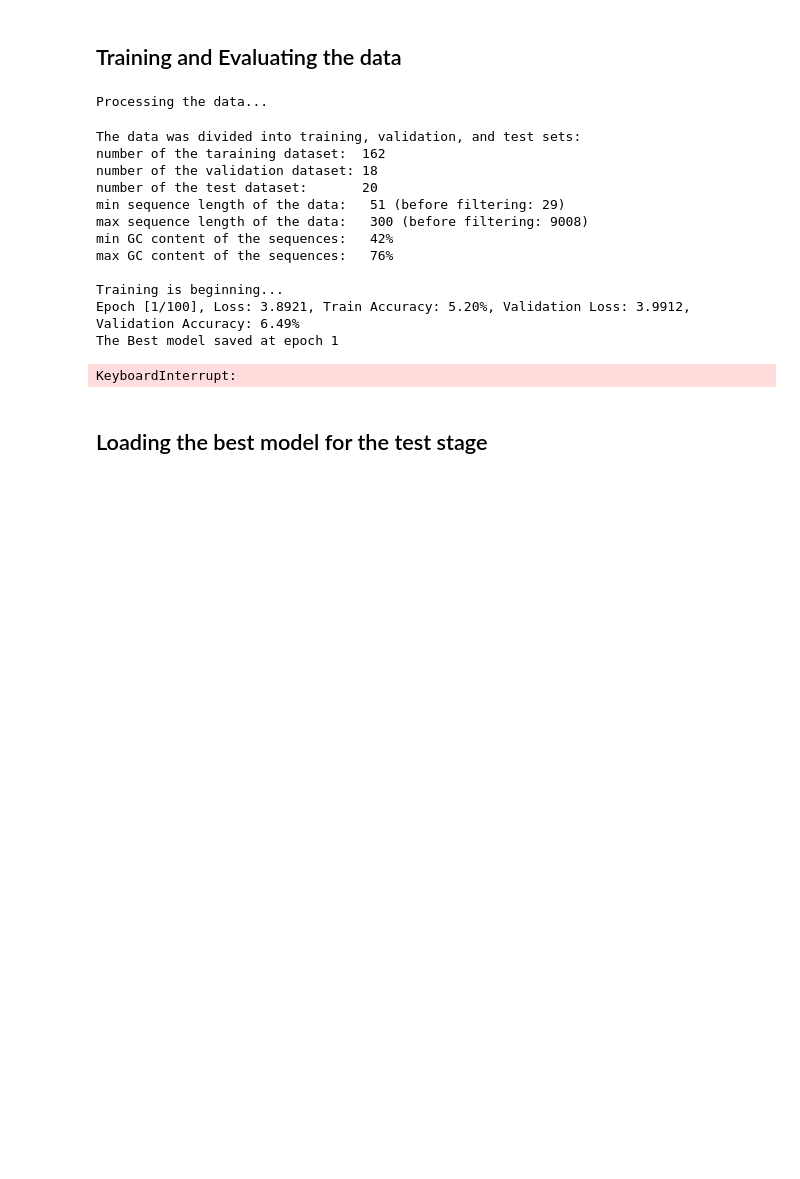
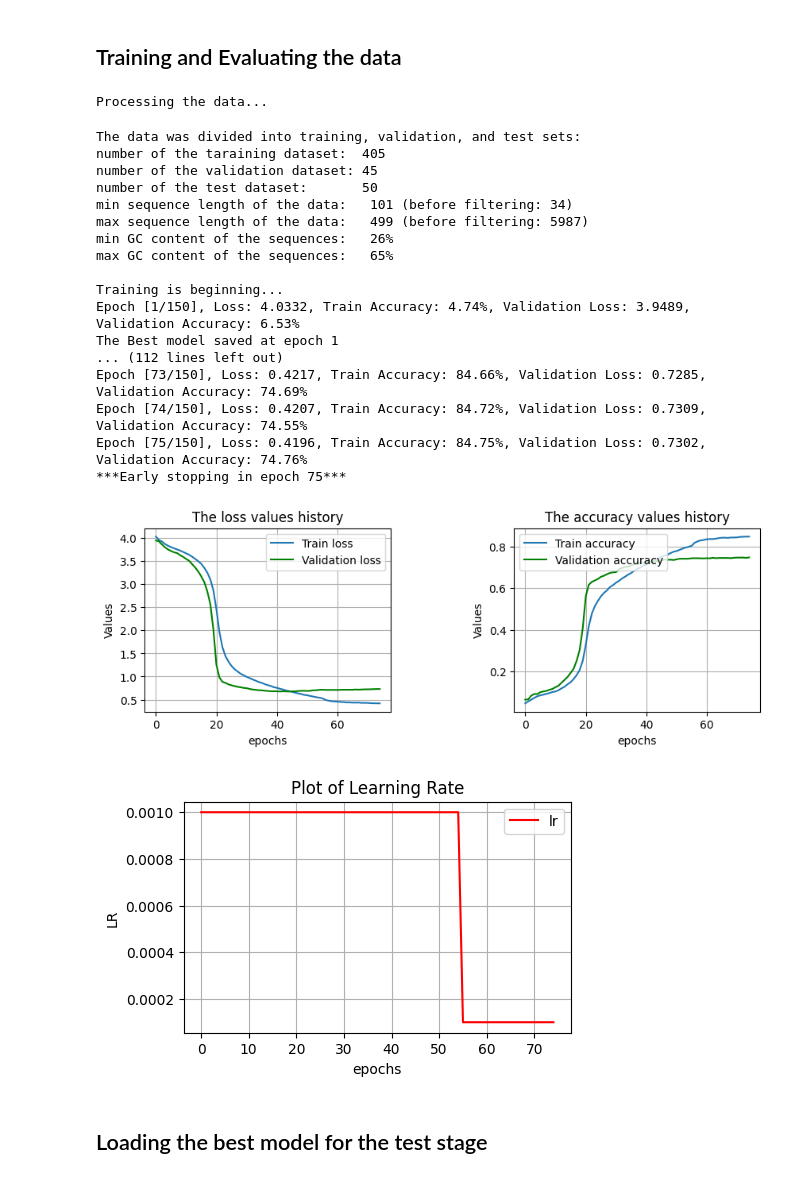
Before and after one commit to farshid61/CodonOptimization, a Jupyter notebook: Codon Optimization.ipynb, the cells around one changed output. Drawn from its saved outputs; the diff is of its cells as text; code cells hidden in the pictures; blank space fills up the shorter version.

```diff
--- a/Codon Optimization.ipynb
+++ b/Codon Optimization.ipynb
@@ -791,16 +823,16 @@ class Transformer(nn.Module):
 # %% [markdown]
 <h2>Training and Evaluating the data</h2>
 # %%
-model = Transformer(batch_size=16,
-                    epochs=100,
+model = Transformer(batch_size=32,
+                    epochs=150,
                     embed_size=256,
-                    early_stopping_steps=20,
+                    early_stopping_steps=30,
                     min_seq_length=100,
-                    max_seq_length=600,
-                    num_seq=200)
+                    max_seq_length=500,
+                    num_seq=500)
 
 optimizer = optim.Adam(model.parameters(), lr=0.001)
-scheduler=torch.optim.lr_scheduler.ReduceLROnPlateau(optimizer,mode='min',factor=.1,patience=100,cooldown=10)
+scheduler=torch.optim.lr_scheduler.ReduceLROnPlateau(optimizer,mode='min',factor=.1,patience=10,cooldown=10)
 criterion = nn.CrossEntropyLoss(ignore_index=0)  # Assuming pad_token_id is defined
 
 #TRAIN AND EVALUATE THE DATA
@@ -813,47 +845,53 @@ ax1.plot(x, train_loss_values, label='Train loss')
 ax1.plot(x, valid_loss_values, label='Validation loss',color='g')
 ax1.set_xlabel('epochs')
 ax1.set_ylabel('Values')
-ax1.set_title('The loss values for train and validation set')
+ax1.set_title('The loss values history')
 ax1.legend(loc='upper right')
 ax1.grid(True)
 
 #plot accuracy values
 ax2.plot(x, train_acc_values, label='Train accuracy')
 ax2.plot(x, valid_acc_values, label='Validation accuracy', color='g')
 ax2.set_xlabel('epochs')
 ax2.set_ylabel('Values')
-ax2.set_title('The accuracy values for train and validation set')
+ax2.set_title('The accuracy values history')
 ax2.legend(loc='upper left')
 ax2.grid(True)
 
 # Adjust layout to prevent overlap
 plt.subplots_adjust(wspace=0.5)
 plt.show()
 
 # Plot lr on a separate figure
 plt.figure(figsize=(5, 3))  # Adjust the figure size as needed
 plt.plot(x, lr, label='lr', color='r')
 plt.xlabel('epochs')
 plt.ylabel('LR')
 plt.title('Plot of Learning Rate')
 plt.legend()
 plt.grid(True)
 plt.show()
 # %% [output]
 Processing the data...
 The data was divided into training, validation, and test sets:
-number of the taraining dataset:  162
-number of the validation dataset: 18
-number of the test dataset:       20
-min sequence length of the data:   51 (before filtering: 29)
-max sequence length of the data:   300 (before filtering: 9008)
-min GC content of the sequences:   42%
-max GC content of the sequences:   76%
+number of the taraining dataset:  405
+number of the validation dataset: 45
+number of the test dataset:       50
+min sequence length of the data:   101 (before filtering: 34)
+max sequence length of the data:   499 (before filtering: 5987)
+min GC content of the sequences:   26%
+max GC content of the sequences:   65%
 
 Training is beginning...
-Epoch [1/100], Loss: 3.8921, Train Accuracy: 5.20%, Validation Loss: 3.9912, Validation Accuracy: 6.49%
+Epoch [1/150], Loss: 4.0332, Train Accuracy: 4.74%, Validation Loss: 3.9489, Validation Accuracy: 6.53%
 The Best model saved at epoch 1
+... (112 lines left out)
+Epoch [73/150], Loss: 0.4217, Train Accuracy: 84.66%, Validation Loss: 0.7285, Validation Accuracy: 74.69%
+Epoch [74/150], Loss: 0.4207, Train Accuracy: 84.72%, Validation Loss: 0.7309, Validation Accuracy: 74.55%
+Epoch [75/150], Loss: 0.4196, Train Accuracy: 84.75%, Validation Loss: 0.7302, Validation Accuracy: 74.76%
+***Early stopping in epoch 75***
-KeyboardInterrupt:
+[figure, added]
+[figure, added]
 # %% [markdown]
 <h2>Loading the best model for the test stage</h2>
 # %%
```
Also changed, not shown: parts of 17 cells of this notebook, 7 other files.
